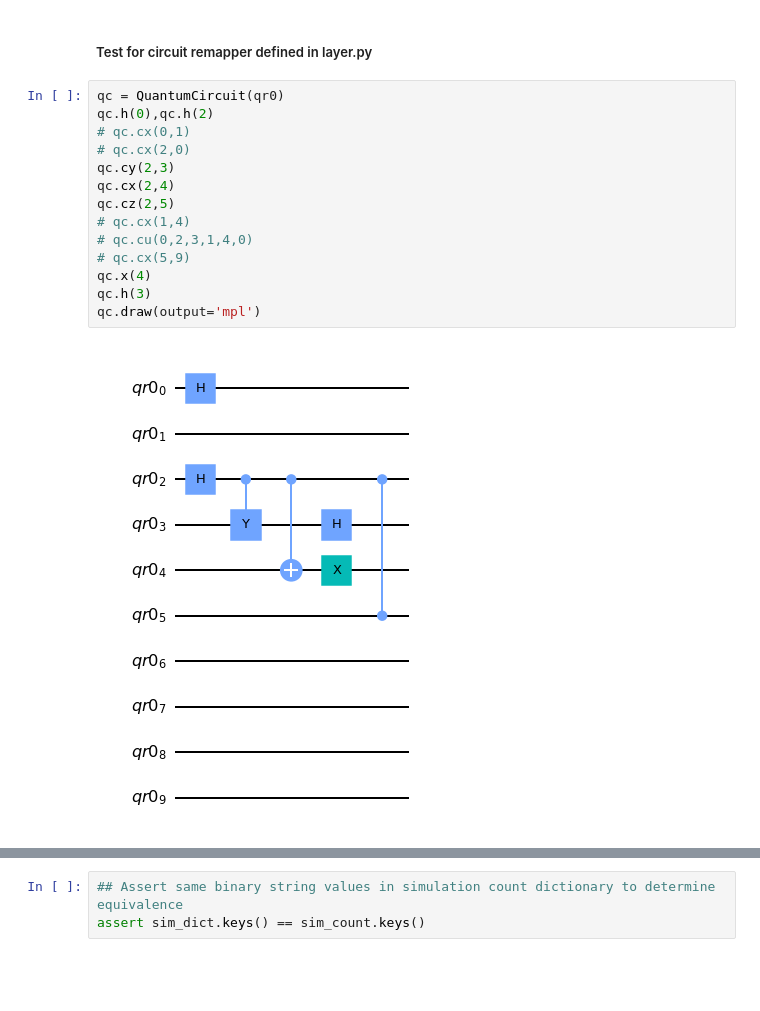
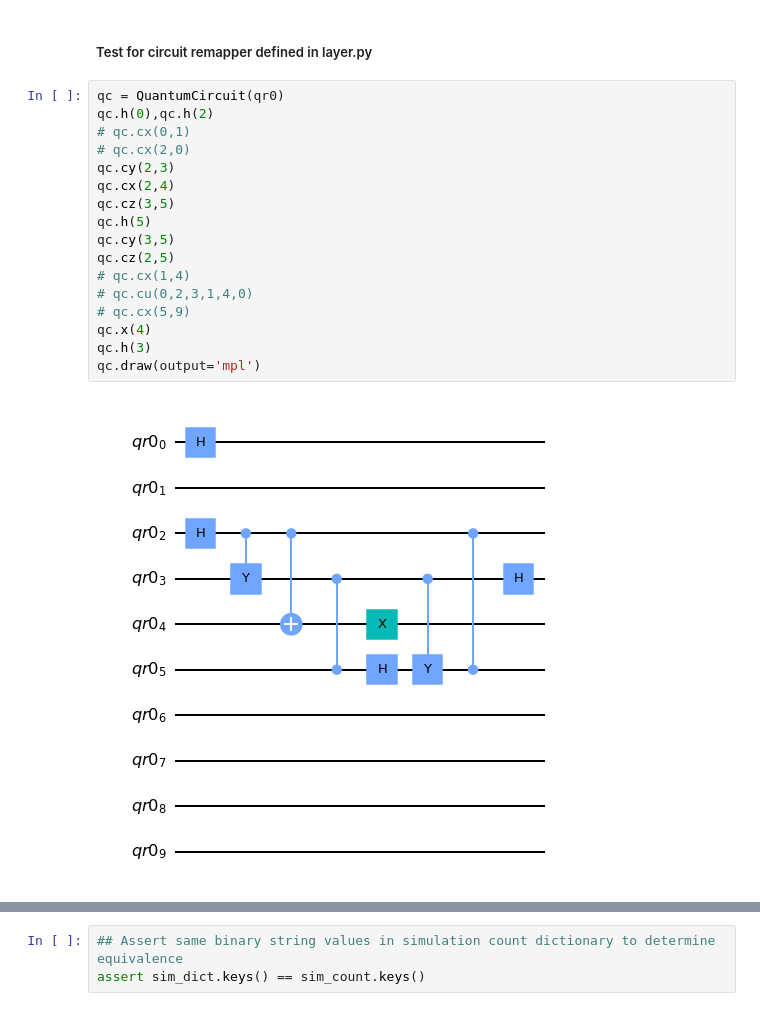
Before and after one commit to Interlin-q/diskit, a Jupyter notebook: distributed_qiskit/LayerByLayer.ipynb, the cells around one changed output, grey strips where cells are left out. Saved outputs shown, nothing was run; the diff lists cells and outputs as text; blank space fills up the shorter version.

```diff
--- a/distributed_qiskit/LayerByLayer.ipynb
+++ b/distributed_qiskit/LayerByLayer.ipynb
@@ -94,19 +94,22 @@ Qubit: Qubit(QuantumRegister(10, 'qr0'), 9) --------- Host: QPU_3
 # %%
 qc = QuantumCircuit(qr0)
 qc.h(0),qc.h(2)
 # qc.cx(0,1)
 # qc.cx(2,0)
 qc.cy(2,3)
 qc.cx(2,4)
+qc.cz(3,5)
+qc.h(5)
+qc.cy(3,5)
 qc.cz(2,5)
 # qc.cx(1,4)
 # qc.cu(0,2,3,1,4,0)
 # qc.cx(5,9)
 qc.x(4)
 qc.h(3)
 qc.draw(output='mpl')
 # %% [output]
-[figure, old version]
+[figure, new version]
 # %%
 circ_object = CircuitRemapper(circuit_topo)
 layers_here = circ_object._circuit_to_layers(qc)
```
Also changed, not shown: parts of 30 cells of this notebook, 2 other files.
